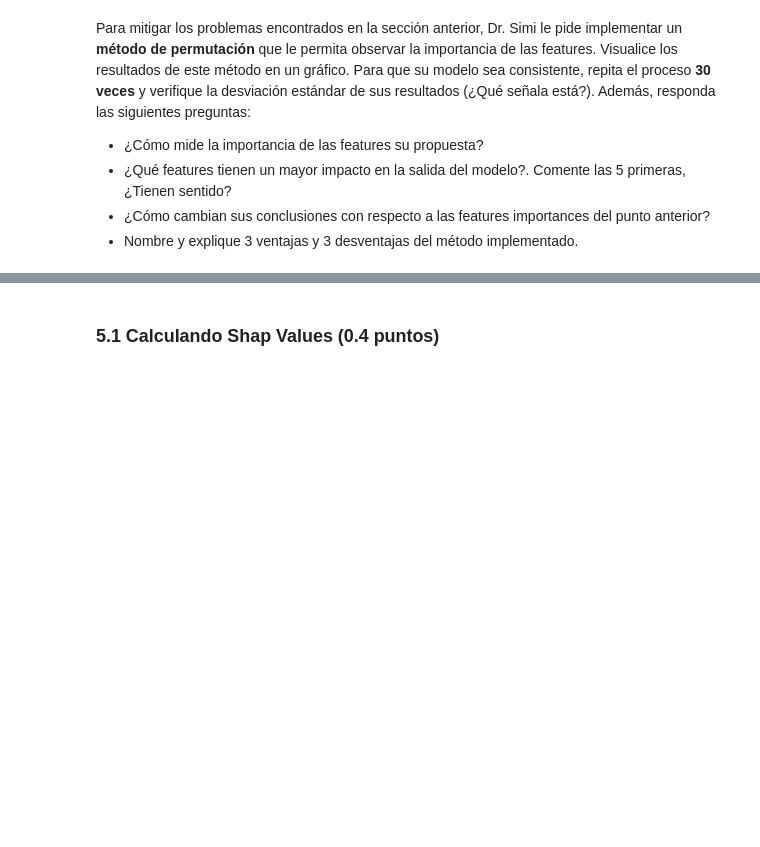
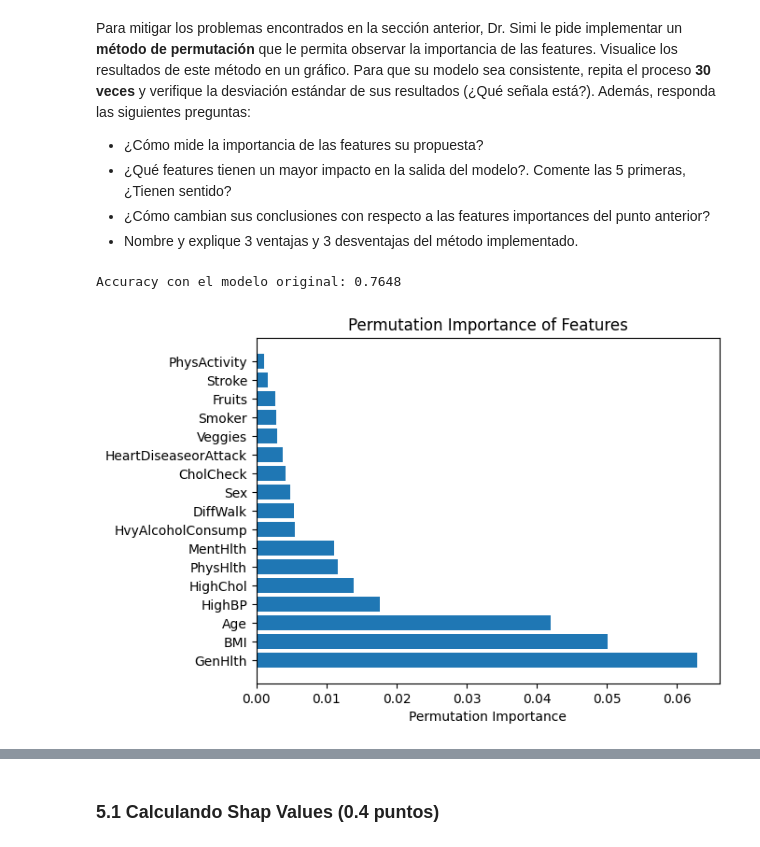
Before and after one commit to tomasaguirre-ignacioalbornoz/MDS7202, a Jupyter notebook: Lab10/Laboratorio10_Enunciado.ipynb, the cells around one changed output, grey strips where cells are left out. Cells and saved outputs as stored; diff of their text form; code cells hidden in the pictures; blank space fills up the shorter version.

```diff
--- a/Lab10/Laboratorio10_Enunciado.ipynb
+++ b/Lab10/Laboratorio10_Enunciado.ipynb
@@ -372,0 +373,71 @@ Para mitigar los problemas encontrados en la sección anterior, Dr. Simi le pide
+# %%
+import numpy as np
+from sklearn.metrics import accuracy_score
+from sklearn.model_selection import train_test_split
+import matplotlib.pyplot as plt
+
+# Supongamos que ya tienes tu pipeline entrenado y se llama 'pipeline'
+# Además, asegúrate de que 'pipeline' incluya tanto el preprocesamiento como el modelo entrenado.
+
+# Obtener el conjunto de datos original
+X_original = df.drop('Diabetes', axis=1)  # Suponiendo que 'Diabetes' es la variable objetivo
+y_original = df['Diabetes']
+
+# Dividir el conjunto de datos en entrenamiento y prueba
+X_train, X_test, y_train, y_test = train_test_split(X_original, y_original, test_size=0.2, random_state=42)
+
+# Obtener las predicciones con el modelo original
+y_pred_original = pipeline.predict(X_test)
+accuracy_original = accuracy_score(y_test, y_pred_original)
+print(f'Accuracy con el modelo original: {accuracy_original:.4f}')
+
+# Inicializar una lista para almacenar las importancias de características permutadas
+permutation_importances = []
+
+# Número de permutaciones para realizar
+n_permutations = 30  # Ajusta según tus necesidades
+
+# Iterar sobre cada característica y realizar permutaciones
+for feature in X_train.columns:
+    # Copiar el conjunto de datos original para mantenerlo sin cambios
+    X_permuted = X_train.copy()
+
+    # Inicializar una lista para almacenar las importancias de la característica permutada
+    importances_permuted = []
+
+    # Iterar sobre el número de permutaciones
+    for _ in range(n_permutations):
+        # Permutar aleatoriamente los valores de la característica actual
+        X_permuted[feature] = np.random.permutation(X_permuted[feature])
+
+        # Obtener las predicciones con el modelo después de la permutación
+        y_pred_permuted = pipeline.predict(X_permuted)
+
+        # Calcular la métrica de interés (puedes usar otras métricas según tus necesidades)
+        accuracy_permuted = accuracy_score(y_train, y_pred_permuted)
+
+        # Calcular la importancia de la característica permutada y almacenarla
+        feature_importance_permuted = accuracy_original - accuracy_permuted
+        importances_permuted.append(feature_importance_permuted)
+
+    # Calcular la importancia promedio para la característica
+    average_importance_permuted = np.mean(importances_permuted)
+
+    # Almacenar la importancia promedio de la característica permutada
+    permutation_importances.append((feature, average_importance_permuted))
+
+# Ordenar las importancias de características permutadas
+permutation_importances.sort(key=lambda x: x[1], reverse=True)
+
+# Extraer los nombres y las importancias ordenadas
+sorted_feature_names_permuted, sorted_importances_permuted = zip(*permutation_importances)
+
+# Visualizar las importancias de características permutadas en un gráfico de barras
+plt.barh(range(len(permutation_importances)), sorted_importances_permuted, align="center")
+plt.yticks(range(len(permutation_importances)), sorted_feature_names_permuted)
+plt.xlabel('Permutation Importance')
+plt.title('Permutation Importance of Features')
+plt.show()
+# %% [output]
+Accuracy con el modelo original: 0.7648
+[figure, added]
```
Also changed, not shown: parts of 6 cells of this notebook.
